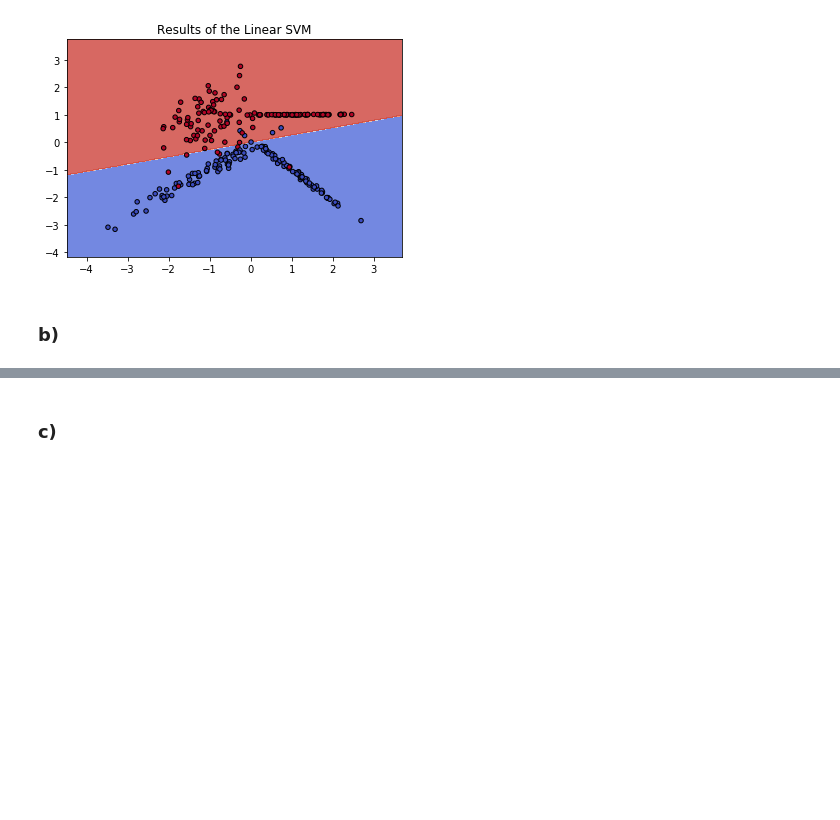
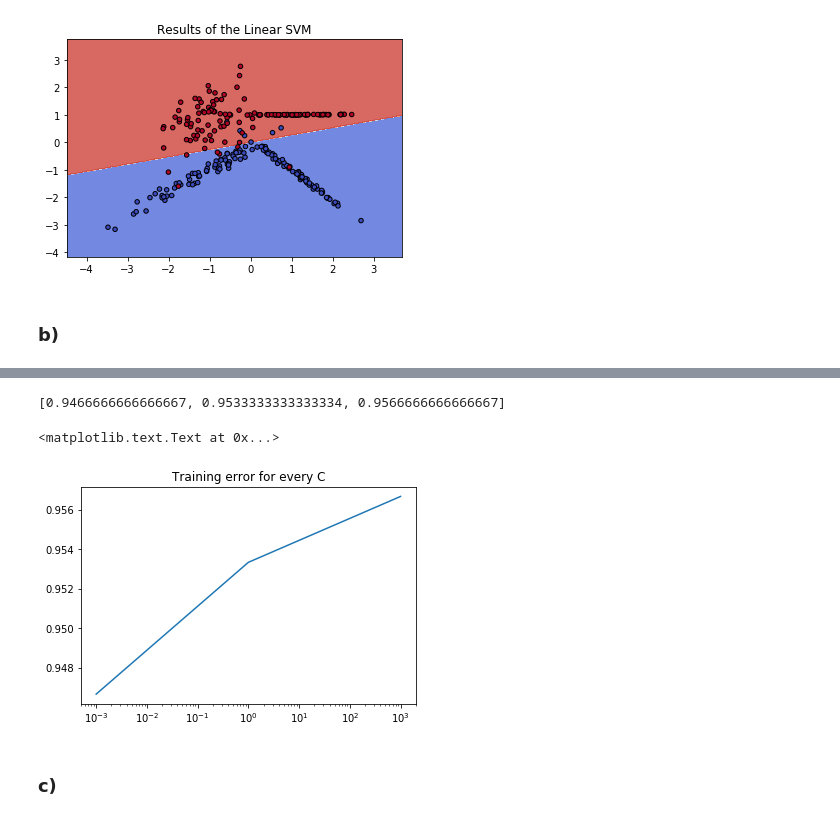
Before and after one commit to florence27/ml-algo-theory, a Jupyter notebook: solutions/uebung05/assignment05.ipynb, the cells around one changed output, grey strips where cells are left out. Saved outputs shown, nothing was run; the diff lists cells and outputs as text; code cells hidden in the pictures; blank space fills up the shorter version.

```diff
--- a/solutions/uebung05/assignment05.ipynb
+++ b/solutions/uebung05/assignment05.ipynb
@@ -194,2 +197,15 @@ for param in Cs:
+# %%
+# training errors
+errors
+# %% [output]
+[0.9466666666666667, 0.9533333333333334, 0.9566666666666667]
+# %%
+# plot training errors
+plt.figure()
+plt.semilogx(Cs, errors)
+plt.title('Training error for every C')
+# %% [output]
+<matplotlib.text.Text at 0x...>
+[figure, added]
 # %% [markdown]
 ### c)
```
Also changed, not shown: parts of 9 cells of this notebook.
